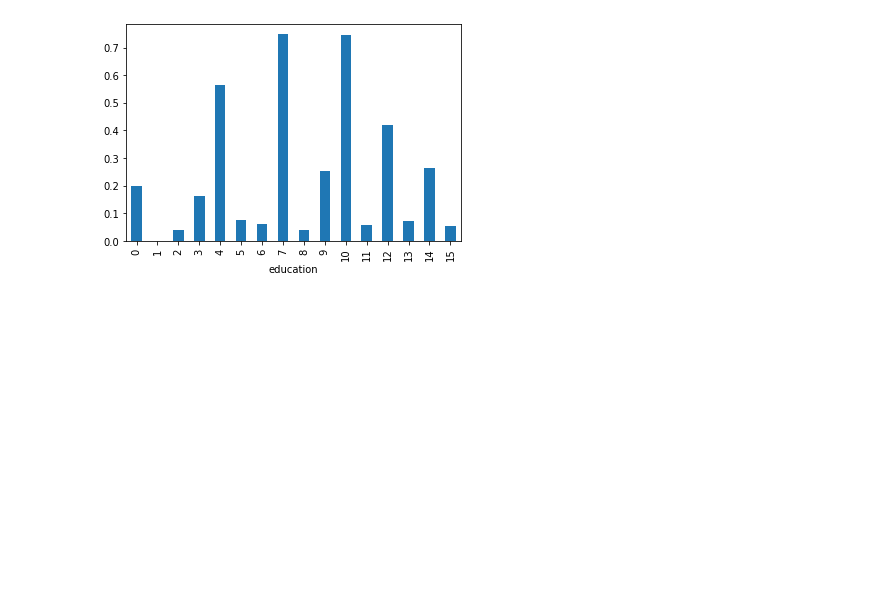
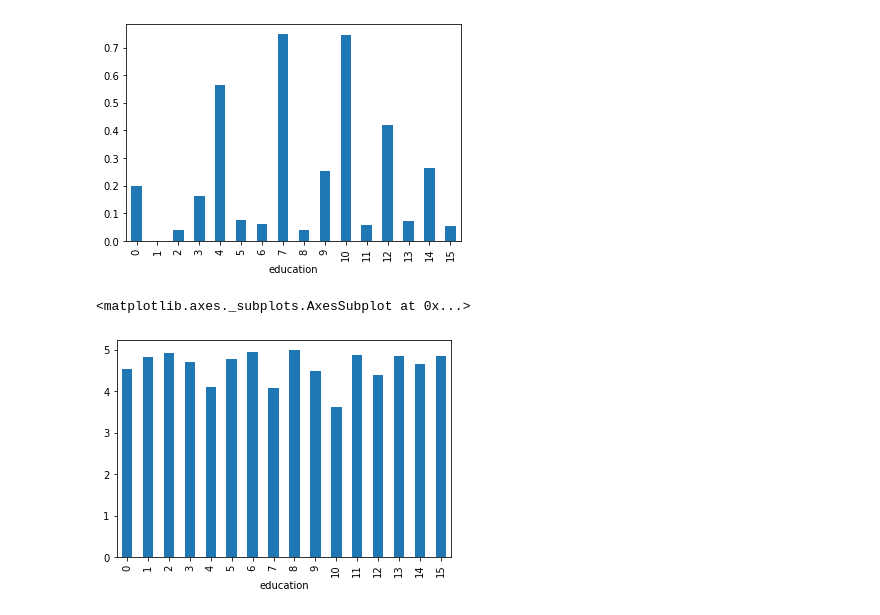
Before and after one commit to IT19237114/ML_Assignment2_IT19135076_IT19237114_IT19092102_IT19148250, a Jupyter notebook: ML_PROJECT.ipynb, the cells around one changed output. Drawn from its saved outputs; the diff is of its cells as text; code cells hidden in the pictures; blank space fills up the shorter version.

```diff
--- a/ML_PROJECT.ipynb
+++ b/ML_PROJECT.ipynb
@@ -584,3 +584,8 @@ salary_data.groupby('education').salary.mean().plot(kind='bar')
 # %% [output]
 <matplotlib.axes._subplots.AxesSubplot at 0x...>
 [figure]
+# %%
+salary_data.groupby('education').workclass.mean().plot(kind='bar')
+# %% [output]
+<matplotlib.axes._subplots.AxesSubplot at 0x...>
+[figure, added]
```
Also changed, not shown: parts of 7 cells of this notebook.
